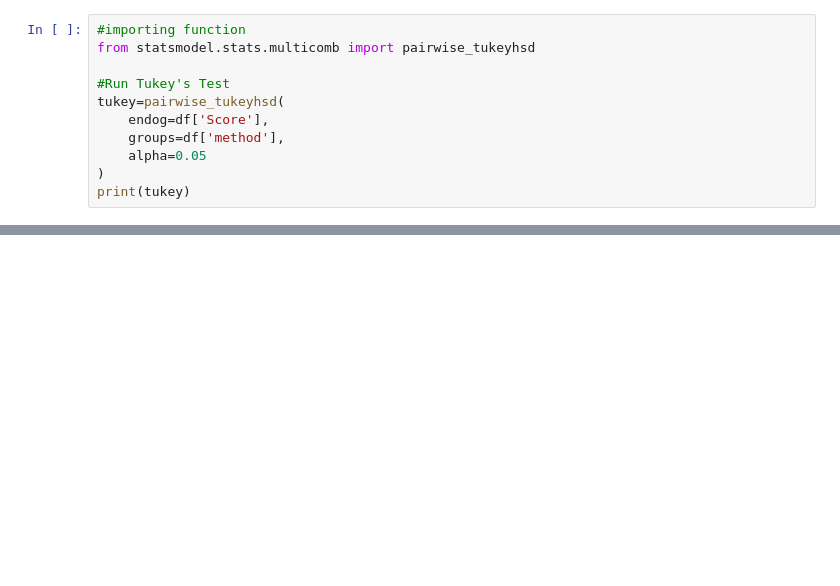
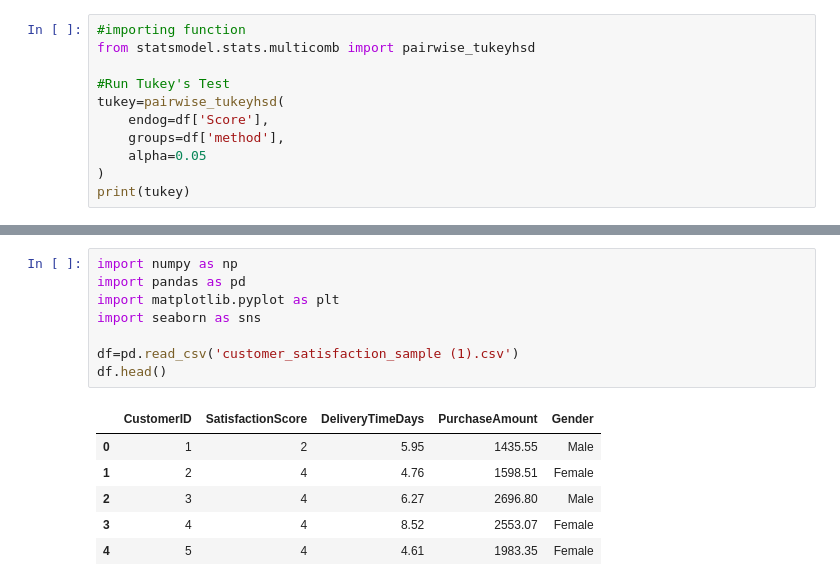
Before and after one commit to thomasneeva04/Data-Science---Learning, a Jupyter notebook: Week12/Practiced.ipynb, the cells around one changed output, grey strips where cells are left out. Drawn from its saved outputs; the diff is of its cells as text; blank space fills up the shorter version.

```diff
--- a/Week12/Practiced.ipynb
+++ b/Week12/Practiced.ipynb
@@ -142,0 +228,15 @@ print(tukey)
+# %%
+import numpy as np
+import pandas as pd
+import matplotlib.pyplot as plt
+import seaborn as sns
+
+df=pd.read_csv('customer_satisfaction_sample (1).csv')
+df.head()
+# %% [output]
+|  | CustomerID | SatisfactionScore | DeliveryTimeDays | PurchaseAmount | Gender |
+| 0 | 1 | 2 | 5.95 | 1435.55 | Male |
+| 1 | 2 | 4 | 4.76 | 1598.51 | Female |
+| 2 | 3 | 4 | 6.27 | 2696.80 | Male |
+| 3 | 4 | 4 | 8.52 | 2553.07 | Female |
+| 4 | 5 | 4 | 4.61 | 1983.35 | Female |
```
Also changed, not shown: parts of 42 cells of this notebook, 1 other file.
